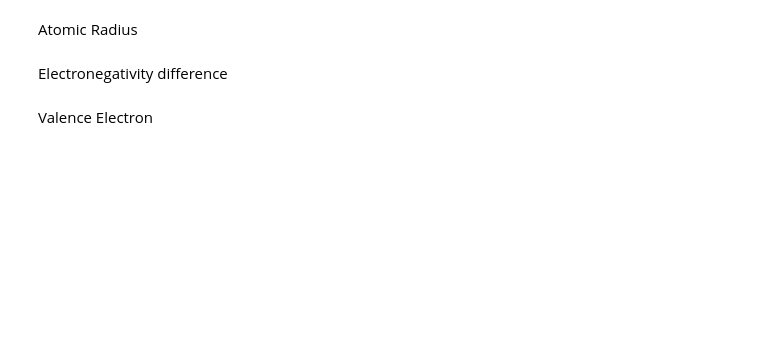
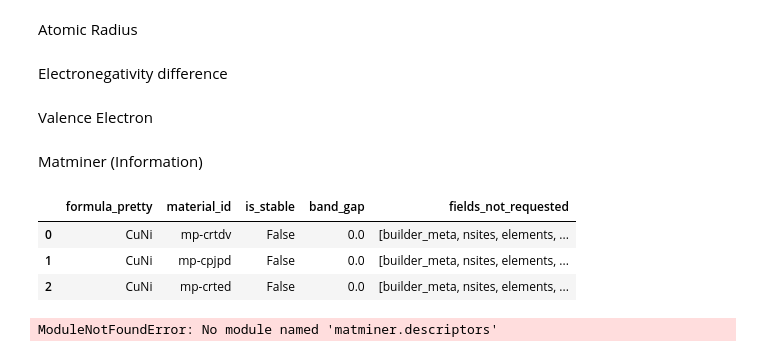
Before and after one commit to linarojas0824/Hybrid-Experimental-Data-Driven-Workflow, a Jupyter notebook: scripts/Notebooks/00_Data_Extraction.ipynb, the cells around one changed output. Cells and saved outputs as stored; diff of their text form; code cells hidden in the pictures; blank space fills up the shorter version.

Commit message:
Initial approach ofr matminer information

```diff
--- a/scripts/Notebooks/00_Data_Extraction.ipynb
+++ b/scripts/Notebooks/00_Data_Extraction.ipynb
@@ -133,3 +133,5 @@ df_valence.loc[df_valence['symbol']=='Cu','valence'] = 11
 
 df_valence.head()
 df_valence.to_pickle(DATA_DIR/"descriptors_data/Valence_electrons.pkl")
+# %% [markdown]
+Matminer (Information)
@@ -135,0 +142,21 @@ df_valence.to_pickle(DATA_DIR/"descriptors_data/Valence_electrons.pkl")
+# %%
+with MPRester("2EEDlkvr2m8hB8XsKaA2lBGV9Ta57jFV") as mpr:
+    docs = mpr.materials.summary.search(
+        formula="Cu50Ni50",
+        fields=["material_id", "formula_pretty", "band_gap", "is_stable"]
+    )
+
+df_mp = pd.DataFrame([d.model_dump() for d in docs])
+df_mp.head()
+# %% [output]
+|  | formula_pretty | material_id | is_stable | band_gap | fields_not_requested |
+| 0 | CuNi | mp-crtdv | False | 0.0 | [builder_meta, nsites, elements, ... |
+| 1 | CuNi | mp-cpjpd | False | 0.0 | [builder_meta, nsites, elements, ... |
+| 2 | CuNi | mp-crted | False | 0.0 | [builder_meta, nsites, elements, ... |
+# %%
+from matminer.descriptors.composition_features import get_pymatgen_descriptor
+import numpy as np
+
+avg_mass = np.mean(get_pymatgen_descriptor('LiFePO4', 'atomic_mass'))
+# %% [output]
+ModuleNotFoundError: No module named 'matminer.descriptors'
```
Also changed, not shown: parts of 1 cell of this notebook, 4 other files.
